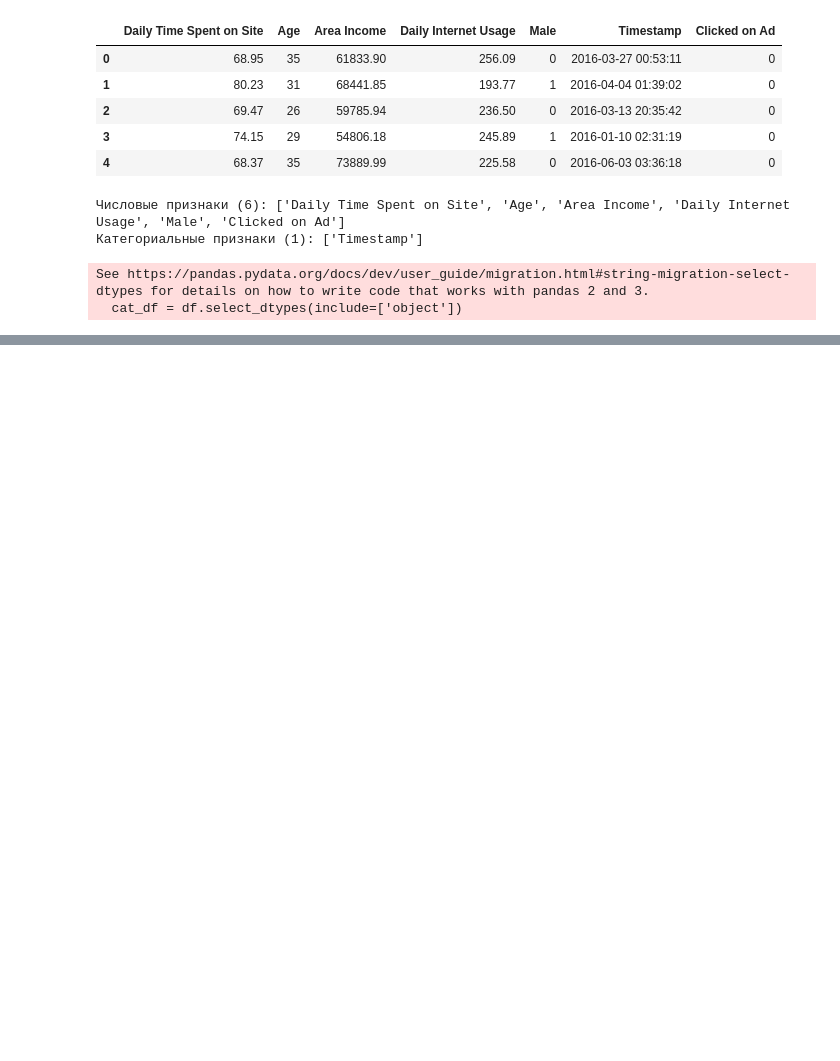
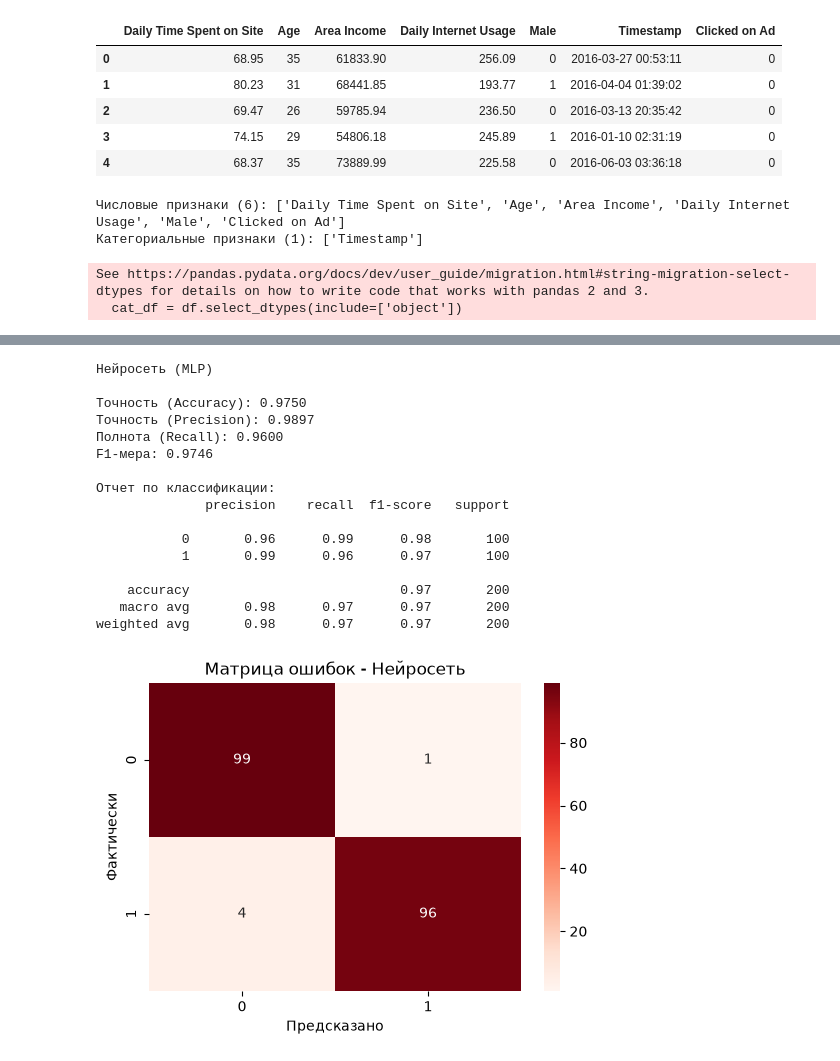
Before and after one commit to ilnikola07/Python, a Jupyter notebook: course/main.ipynb, the cells around one changed output, grey strips where cells are left out. Cells and saved outputs as stored; diff of their text form; code cells hidden in the pictures; blank space fills up the shorter version.

```diff
--- a/course/main.ipynb
+++ b/course/main.ipynb
@@ -199,0 +365,62 @@ KeyError: 'Timestamp'
+# %%
+from sklearn.neural_network import MLPClassifier
+
+# Нейросеть (MLPClassifier)
+print("Нейросеть (MLP)\n")
+
+# Инициализация модели
+# hidden_layer_sizes=(100, 50) - два скрытых слоя
+nn_model = MLPClassifier(
+    hidden_layer_sizes=(100, 50),
+    max_iter=1000,
+    random_state=42,
+    activation='relu',
+    solver='adam'
+)
+
+# Обучение
+nn_model.fit(X_train, y_train)
+
+# Предсказания
+y_pred_nn = nn_model.predict(X_test)
+
+# Оценка качества
+accuracy_nn = accuracy_score(y_test, y_pred_nn)
+precision_nn = precision_score(y_test, y_pred_nn)
+recall_nn = recall_score(y_test, y_pred_nn)
+f1_nn = f1_score(y_test, y_pred_nn)
+
+print(f"Точность (Accuracy): {accuracy_nn:.4f}")
+print(f"Точность (Precision): {precision_nn:.4f}")
+print(f"Полнота (Recall): {recall_nn:.4f}")
+print(f"F1-мера: {f1_nn:.4f}")
+
+print("\nОтчет по классификации:")
+print(classification_report(y_test, y_pred_nn))
+
+# Матрица ошибок
+cm_nn = confusion_matrix(y_test, y_pred_nn)
+plt.figure(figsize=(6, 4))
+sns.heatmap(cm_nn, annot=True, fmt='d', cmap='Reds')
+plt.title('Матрица ошибок - Нейросеть')
+plt.xlabel('Предсказано')
+plt.ylabel('Фактически')
+plt.show()
+# %% [output]
+Нейросеть (MLP)
+
+Точность (Accuracy): 0.9750
+Точность (Precision): 0.9897
+Полнота (Recall): 0.9600
+F1-мера: 0.9746
+
+Отчет по классификации:
+              precision    recall  f1-score   support
+
+           0       0.96      0.99      0.98       100
+           1       0.99      0.96      0.97       100
+
+    accuracy                           0.97       200
+   macro avg       0.98      0.97      0.97       200
+weighted avg       0.98      0.97      0.97       200
+[figure, added]
```
Also changed, not shown: parts of 8 cells of this notebook.
